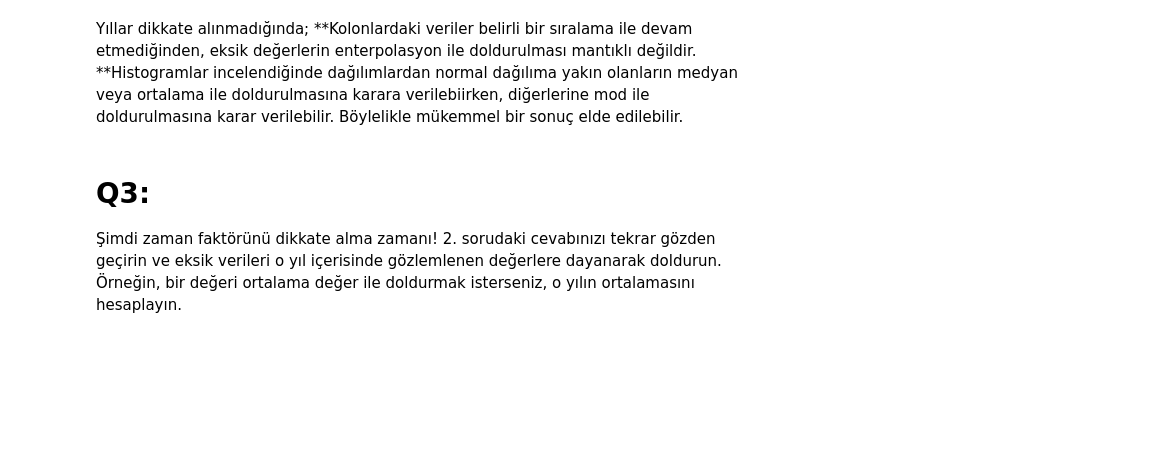
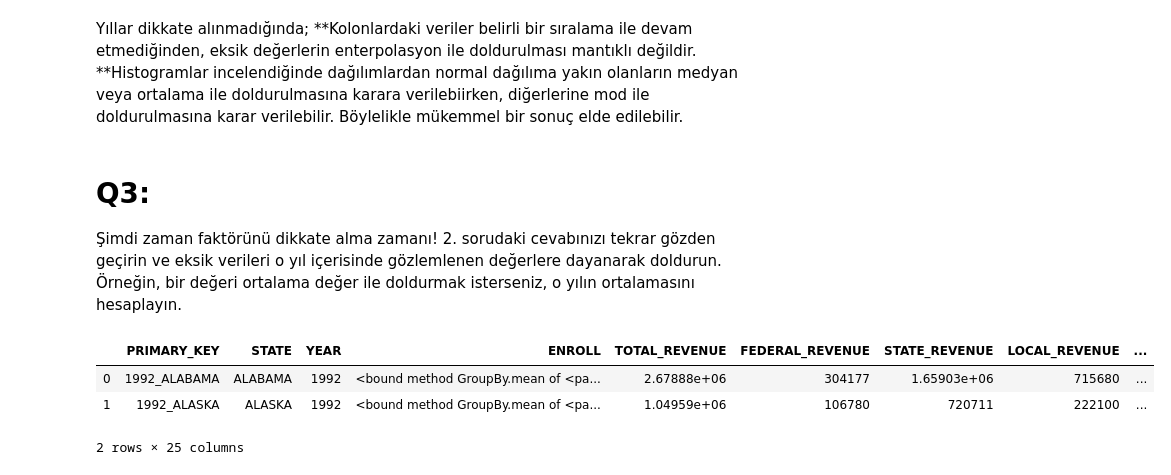
Before and after one commit to mehmetfatihdata/BOOTCAMP_1, a Jupyter notebook: WORK_17_LOSTVALUES.ipynb, the cells around one changed output. Cells and saved outputs as stored; diff of their text form; code cells hidden in the pictures; blank space fills up the shorter version.

```diff
--- a/WORK_17_LOSTVALUES.ipynb
+++ b/WORK_17_LOSTVALUES.ipynb
@@ -45,9 +87,3 @@ Yıllar dikkate alınmadığında;
 # %% [markdown]
 # Q3:
 Şimdi zaman faktörünü dikkate alma zamanı! 2. sorudaki cevabınızı tekrar gözden geçirin ve eksik verileri o yıl içerisinde gözlemlenen değerlere dayanarak doldurun. Örneğin, bir değeri ortalama değer ile doldurmak isterseniz, o yılın ortalamasını hesaplayın.
-# %%
-fill_list=egitim.columns
-years=egitim["YEAR"]
-for col in fill_list:
-    for year in years :
-        egitim.loc[egitim['YEAR'] == year]
@@ -72,0 +90,21 @@ egitim["AVG_READING_8_SCORE"].interpolate(method='linear', limit_direction='forw
+# %%
+egitim1=egitim.copy()
+# %%
+fill_list=['ENROLL', 'TOTAL_REVENUE',
+       'FEDERAL_REVENUE', 'STATE_REVENUE', 'LOCAL_REVENUE',
+       'TOTAL_EXPENDITURE', 'INSTRUCTION_EXPENDITURE',
+       'SUPPORT_SERVICES_EXPENDITURE', 'OTHER_EXPENDITURE',
+       'CAPITAL_OUTLAY_EXPENDITURE', 'GRADES_PK_G', 'GRADES_KG_G',
+       'GRADES_4_G', 'GRADES_8_G', 'GRADES_12_G', 'GRADES_1_8_G',
+       'GRADES_9_12_G', 'GRADES_ALL_G', 'AVG_MATH_4_SCORE', 'AVG_MATH_8_SCORE',
+       'AVG_READING_4_SCORE', 'AVG_READING_8_SCORE']
+years=egitim1["YEAR"].unique()
+for col in fill_list:
+    for year in years:
+        egitim1[col]=egitim1[col].fillna(egitim1.groupby(egitim1["YEAR"]==year)[col].mean)
+egitim1.head(2)
+# %% [output]
+|  | PRIMARY_KEY | STATE | YEAR | ENROLL | TOTAL_REVENUE | FEDERAL_REVENUE | STATE_REVENUE | LOCAL_REVENUE | ... |
+| 0 | 1992_ALABAMA | ALABAMA | 1992 | <bound method GroupBy.mean of <pa... | 2.67888e+06 | 304177 | 1.65903e+06 | 715680 | ... |
+| 1 | 1992_ALASKA | ALASKA | 1992 | <bound method GroupBy.mean of <pa... | 1.04959e+06 | 106780 | 720711 | 222100 | ... |
+2 rows × 25 columns
```
Also changed, not shown: parts of 17 cells of this notebook.
